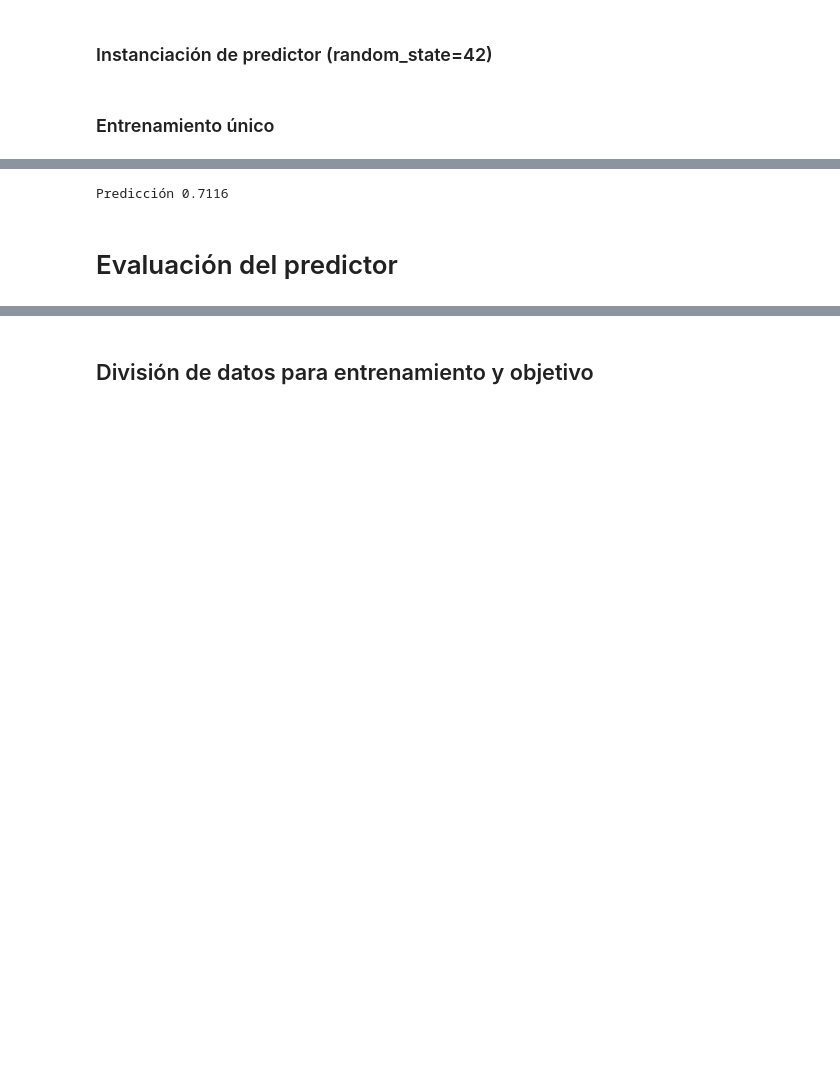
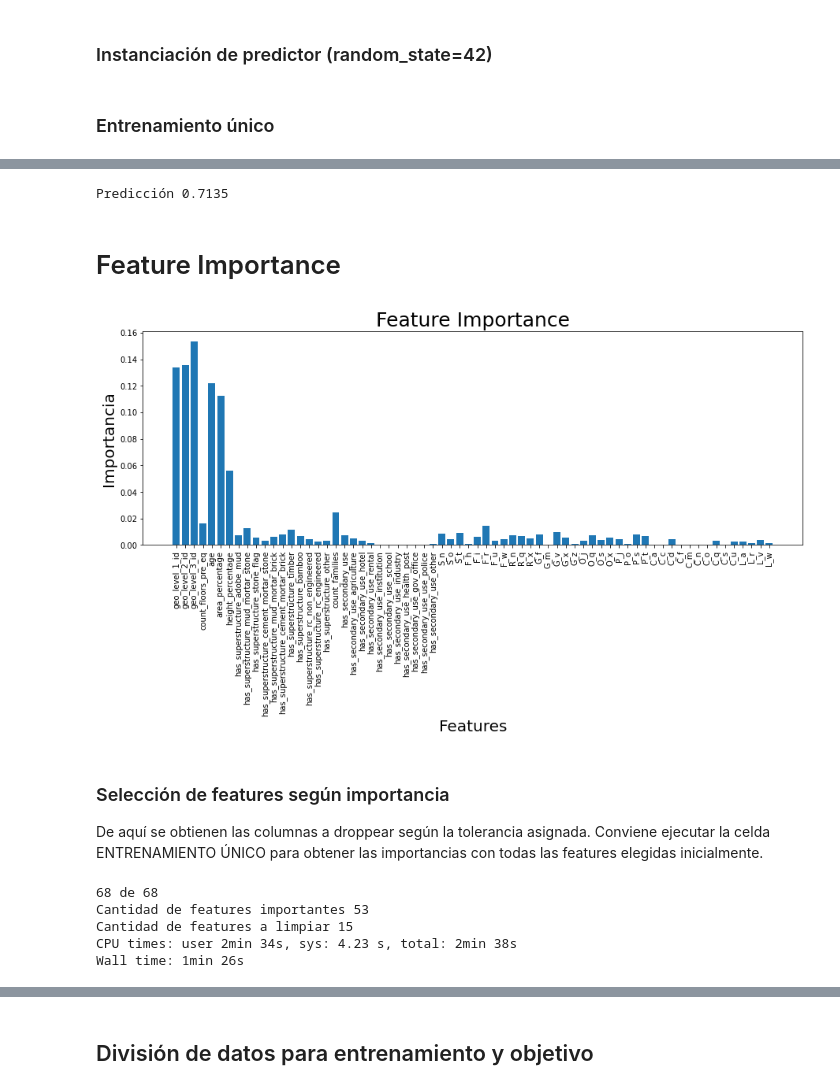
Before and after one commit to ffelfis/OrgaDatosTPs, a Jupyter notebook: TP2/nbFacu_Random_Forest.ipynb, the cells around one changed output, grey strips where cells are left out. Saved outputs shown, nothing was run; the diff lists cells and outputs as text; code cells hidden in the pictures; blank space fills up the shorter version.

Commit message:
- Se agrega análisis de Feature Importance

```diff
--- a/TP2/nbFacu_Random_Forest.ipynb
+++ b/TP2/nbFacu_Random_Forest.ipynb
@@ -151,8 +120,0 @@ train = train.join(plan_configuration)
-# %%
-# 3 columnas
-position = pd.read_csv(dir_Binary_train+f'/BE_position.csv', dtype='uint8')
-train = train.join(position)
-# %%
-# 3 columnas
-roof_type = pd.read_csv(dir_Binary_train+f'/BE_roof_type.csv', dtype='uint8')
-train = train.join(roof_type)
@@ -179,2 +123,7 @@ Se usan 1.24 MiB
+# %%
+# Carga de train_labels.csv
+labels = pd.read_csv(dir_labels, usecols=['damage_grade'], dtype='uint8')
+
+y = labels.damage_grade.values
 # %% [markdown]
 # Modelo Random Forest Classifier
@@ -201,7 +145,7 @@ X_test.shape     (65151, 59)    y_test.shape     (65151,)
 ### Instanciación de predictor (random_state=42)
 # %%
 # n_estimators
-num_estimadores = 40
+num_estimadores = 550
 # n_jobs
 workers = -1
 # Instancia para predictor de Random Forest
@@ -228,8 +169,6 @@ from sklearn.metrics import accuracy_score
 # %%
 # Ahora se usa la división que faltba del train: X_test
 prediction_t = rfc.predict(X_test)
-print('Predicción', np.round(accuracy_score(y_test, prediction_t),4))
+print('Predicción', np.round(f1_score(y_test, prediction_t, average='micro'),4))
 # %% [output]
-Predicción 0.7116
+Predicción 0.7135
-# %% [markdown]
-# Evaluación del predictor
@@ -240,0 +175,47 @@ from IPython.display import clear_output
+# %% [markdown]
+# Feature Importance
+# %%
+plt.figure(figsize=(15,5))
+plt.bar(X_train.columns, rfc.feature_importances_)
+plt.xlabel('Features', fontsize=20)
+plt.xticks(rotation = 90)
+plt.ylabel('Importancia', fontsize=20)
+plt.title('Feature Importance', fontsize=25)
+plt.show()
+# %% [output]
+[figure, added]
+# %% [markdown]
+### Selección de features según importancia
+
+De aquí se obtienen las columnas a droppear según la tolerancia asignada. Conviene ejecutar la celda ENTRENAMIENTO ÚNICO para obtener las importancias con todas las features elegidas inicialmente.
+# %%
+%%time
+
+labels_no_out = [] # lista de labels sin outliers.
+importances_no_out = [] # lista de importancias sin outliers.
+to_drop = [] # lista de columnas a droppear.
+
+#==================#
+tolerancia = 1e-3  #
+#==================#
+i = 1
+
+indice_vector = np.arange(0, rfc.feature_importances_.size)
+for var in indice_vector:
+    clear_output(wait=True)
+    if (rfc.feature_importances_[var] > tolerancia):
+        labels_no_out.append(X_train.columns[var])
+        importances_no_out.append(rfc.feature_importances_[var])
+    else :
+        to_drop.append(X_train.columns[var])
+    print(i, 'de', indice_vector.size)
+    i = i + 1
+
+print('Cantidad de features importantes', len(importances_no_out))
+print('Cantidad de features a limpiar', len(to_drop))
+# %% [output]
+68 de 68
+Cantidad de features importantes 53
+Cantidad de features a limpiar 15
+CPU times: user 2min 34s, sys: 4.23 s, total: 2min 38s
+Wall time: 1min 26s
```
Also changed, not shown: parts of 41 cells of this notebook.
